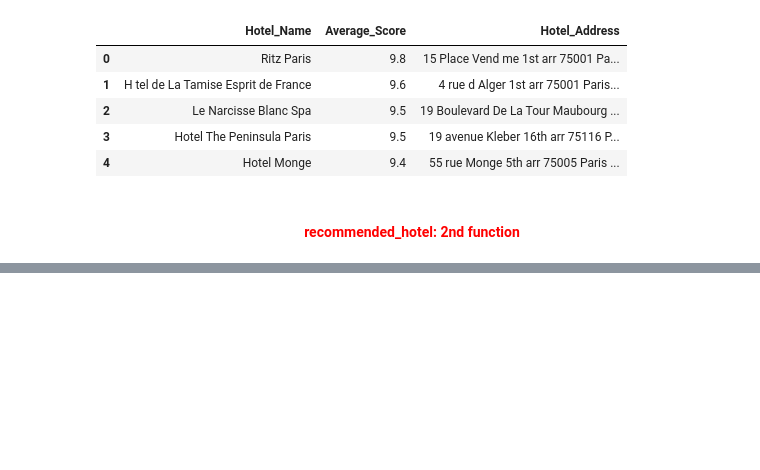
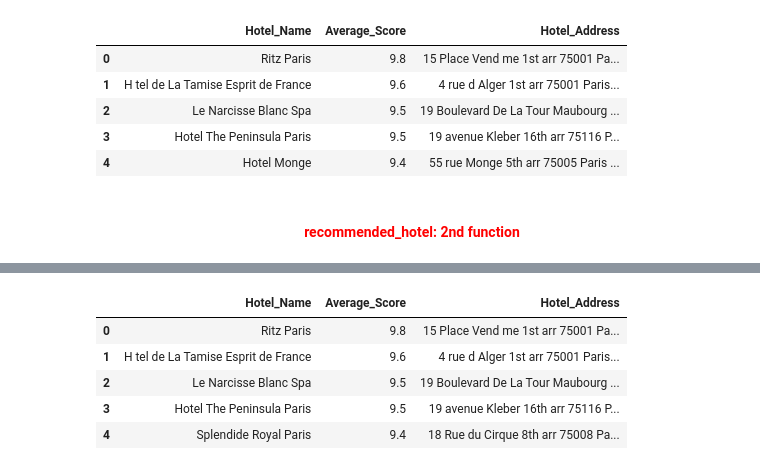
Before and after one commit to NANITH777/Hotel_Recommendation, a Jupyter notebook: hotel.ipynb, the cells around one changed output, grey strips where cells are left out. Drawn from its saved outputs; the diff is of its cells as text; code cells hidden in the pictures; blank space fills up the shorter version.

```diff
--- a/hotel.ipynb
+++ b/hotel.ipynb
@@ -335,0 +345,9 @@ def recommend_hotel2(location, description):
+# %%
+recommend_hotel2('France','I am traveling alone and need a hotel in a safe area with good public transportation.')
+# %% [output]
+|  | Hotel_Name | Average_Score | Hotel_Address |
+| 0 | Ritz Paris | 9.8 | 15 Place Vend me 1st arr 75001 Pa... |
+| 1 | H tel de La Tamise Esprit de France | 9.6 | 4 rue d Alger 1st arr 75001 Paris... |
+| 2 | Le Narcisse Blanc Spa | 9.5 | 19 Boulevard De La Tour Maubourg ... |
+| 3 | Hotel The Peninsula Paris | 9.5 | 19 avenue Kleber 16th arr 75116 P... |
+| 4 | Splendide Royal Paris | 9.4 | 18 Rue du Cirque 8th arr 75008 Pa... |
```
Also changed, not shown: parts of 3 cells of this notebook.
